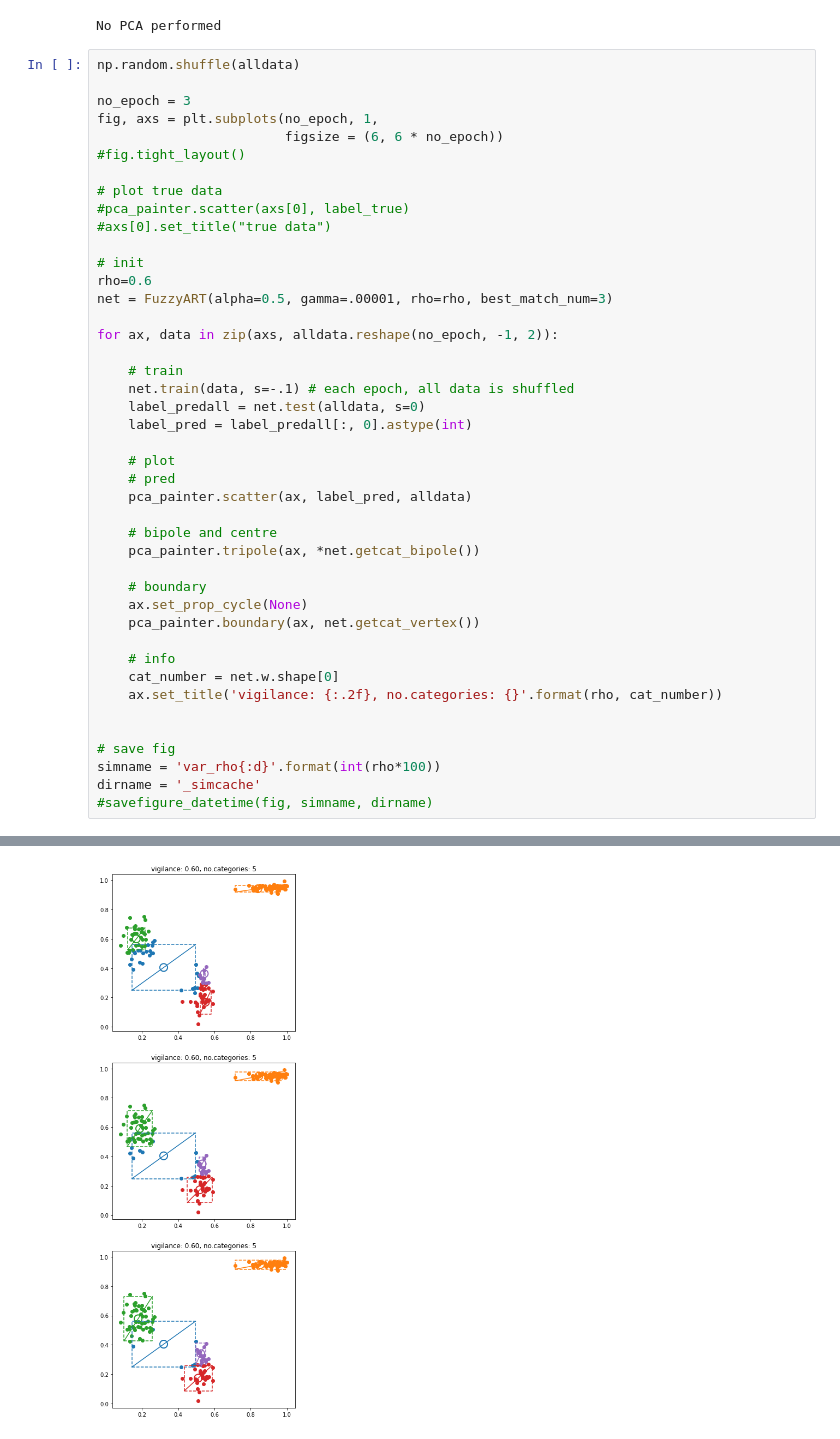
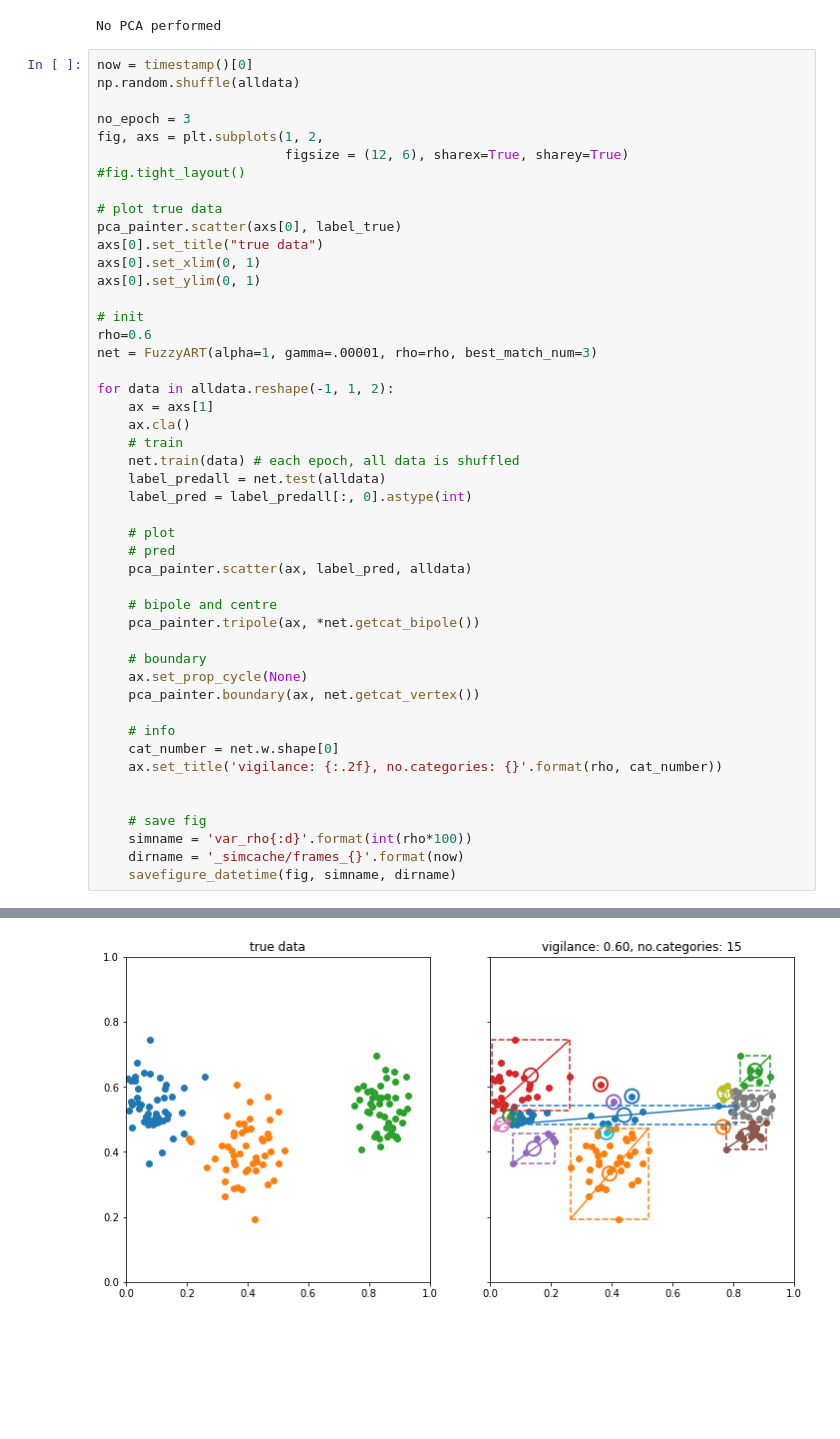
Before and after one commit to anish-lu-yihe/art, a Jupyter notebook: fuzzyART_thru_train.ipynb, the cells around one changed output, grey strips where cells are left out. Saved outputs shown, nothing was run; the diff lists cells and outputs as text; blank space fills up the shorter version.

Commit message:
draw 150 frames

```diff
--- a/fuzzyART_thru_train.ipynb
+++ b/fuzzyART_thru_train.ipynb
@@ -9,26 +9,30 @@ pca_painter = PaintPCA(alldata)
 # %% [output]
 No PCA performed
 # %%
+now = timestamp()[0]
 np.random.shuffle(alldata)
 
 no_epoch = 3
-fig, axs = plt.subplots(no_epoch, 1,
-                        figsize = (6, 6 * no_epoch))
+fig, axs = plt.subplots(1, 2,
+                        figsize = (12, 6), sharex=True, sharey=True)
 #fig.tight_layout()
 
 # plot true data
-#pca_painter.scatter(axs[0], label_true)
-#axs[0].set_title("true data")
+pca_painter.scatter(axs[0], label_true)
+axs[0].set_title("true data")
+axs[0].set_xlim(0, 1)
+axs[0].set_ylim(0, 1)
 
 # init
 rho=0.6
-net = FuzzyART(alpha=0.5, gamma=.00001, rho=rho, best_match_num=3)
+net = FuzzyART(alpha=1, gamma=.00001, rho=rho, best_match_num=3)
 
-for ax, data in zip(axs, alldata.reshape(no_epoch, -1, 2)):
-
+for data in alldata.reshape(-1, 1, 2):
+    ax = axs[1]
+    ax.cla()
     # train
-    net.train(data, s=-.1) # each epoch, all data is shuffled
-    label_predall = net.test(alldata, s=0)
+    net.train(data) # each epoch, all data is shuffled
+    label_predall = net.test(alldata)
     label_pred = label_predall[:, 0].astype(int)
 
     # plot
@@ -47,8 +51,8 @@ for ax, data in zip(axs, alldata.reshape(no_epoch, -1, 2)):
     ax.set_title('vigilance: {:.2f}, no.categories: {}'.format(rho, cat_number))
 
 
-# save fig
-simname = 'var_rho{:d}'.format(int(rho*100))
-dirname = '_simcache'
-#savefigure_datetime(fig, simname, dirname)
+    # save fig
+    simname = 'var_rho{:d}'.format(int(rho*100))
+    dirname = '_simcache/frames_{}'.format(now)
+    savefigure_datetime(fig, simname, dirname)
 # %% [output]
@@ -55 +76 @@ dirname = '_simcache'
-[figure, old version]
+[figure, new version]
```
Also changed, not shown: parts of 3 cells of this notebook.
